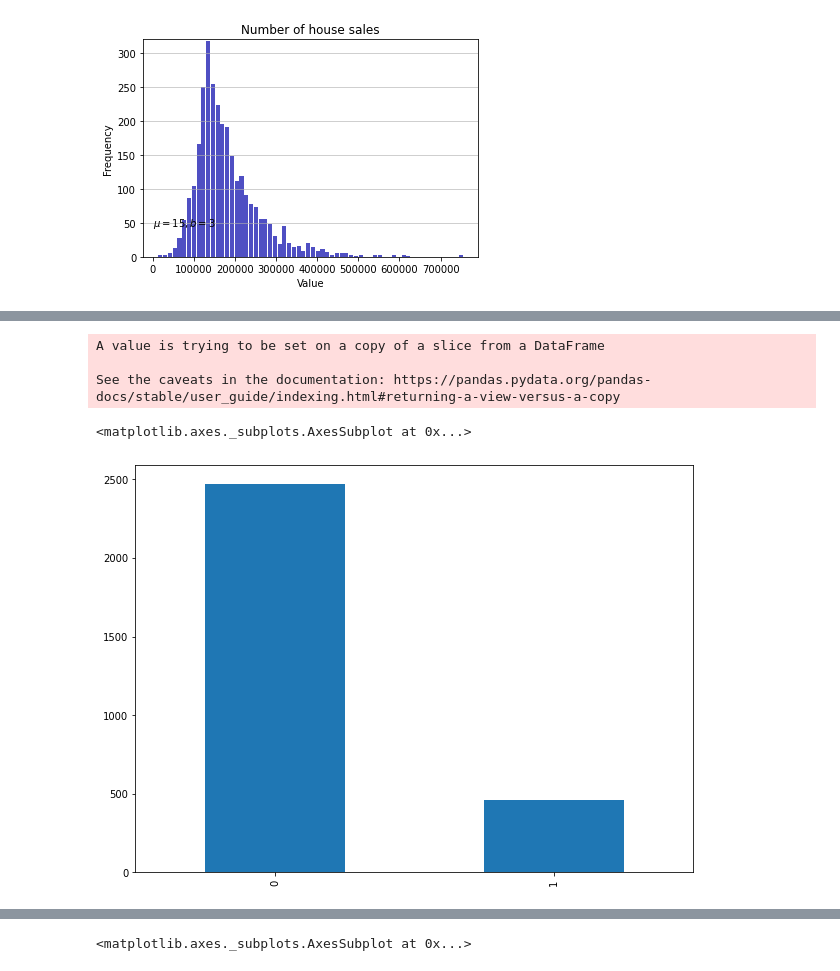
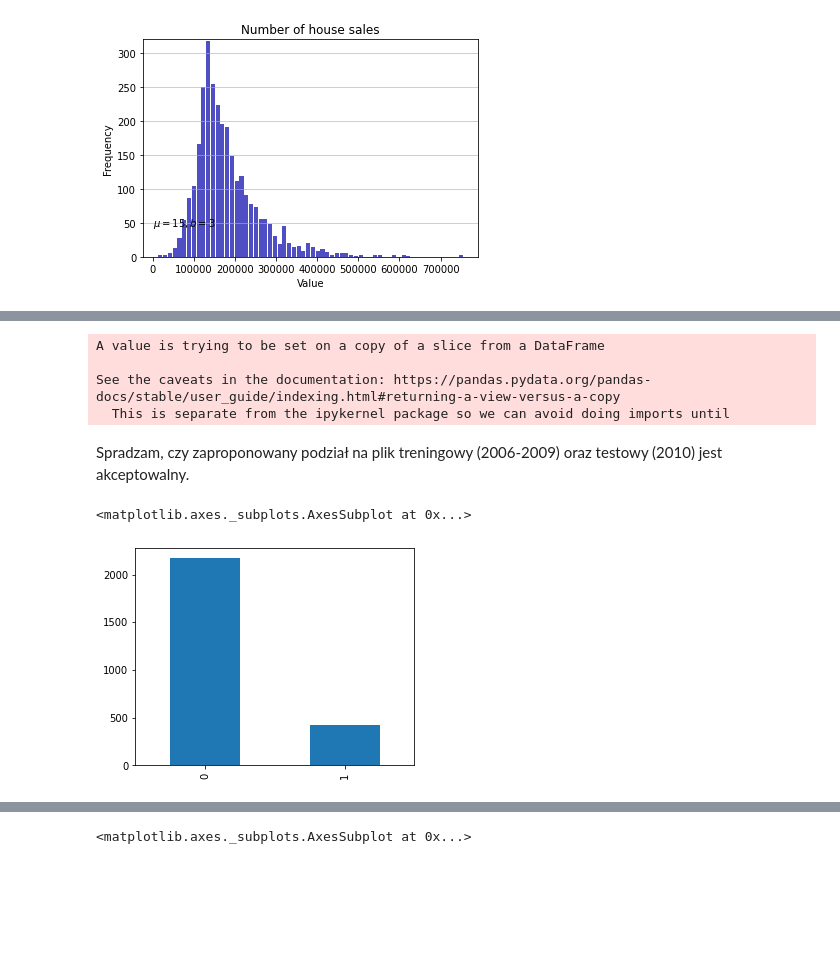
Before and after one commit to Andrzej94-ai/kaggle, a Jupyter notebook: kaagle.ipynb, the cells around one changed output, grey strips where cells are left out. Drawn from its saved outputs; the diff is of its cells as text; code cells hidden in the pictures; blank space fills up the shorter version.

```diff
--- a/kaagle.ipynb
+++ b/kaagle.ipynb
@@ -198,0 +96,5 @@ Name: Sale Condition, dtype: int64
+# %%
+#Sprawdzenie braku danych dla kategorii Electrical i uzupełnienie braku najbardziej popularną kategorią
+print(data.groupby(by='Electrical')['Electrical'].count())
+
+data['Electrical'] = data['Electrical'].fillna('SBrkr')
@@ -277,12 +286,16 @@ data.corr().style.background_gradient(cmap='coolwarm')
-# %%
-data['SUKCES'] = 0
-data['SUKCES'][data['SalePrice']>=250_000] = 1
-# %% [output]
-A value is trying to be set on a copy of a slice from a DataFrame
-
-See the caveats in the documentation: https://pandas.pydata.org/pandas-docs/stable/user_guide/indexing.html#returning-a-view-versus-a-copy
+# %%
+#dopisuję kolumnę zawierającą zmienną SUKCES (1 jeśli cena domu będzie powyżej 250_000, 9 jeśli cena będzie niższa)
+data['SUKCES'] = 0
+data['SUKCES'][data['SalePrice']>=250_000] = 1
+# %% [output]
+A value is trying to be set on a copy of a slice from a DataFrame
+
+See the caveats in the documentation: https://pandas.pydata.org/pandas-docs/stable/user_guide/indexing.html#returning-a-view-versus-a-copy
+  This is separate from the ipykernel package so we can avoid doing imports until
+# %% [markdown]
+Spradzam, czy zaproponowany podział na plik treningowy (2006-2009) oraz testowy (2010) jest akceptowalny.
 # %%
-data['SUKCES'].value_counts().plot.bar(figsize=(10.0, 7.5))
+data['SUKCES'][data['Yr Sold'] != 2010].value_counts().plot.bar(figsize=(5.0, 4.0))
 # %% [output]
 <matplotlib.axes._subplots.AxesSubplot at 0x...>
-[figure, old version]
+[figure, new version]
```
Also changed, not shown: parts of 66 cells of this notebook.
